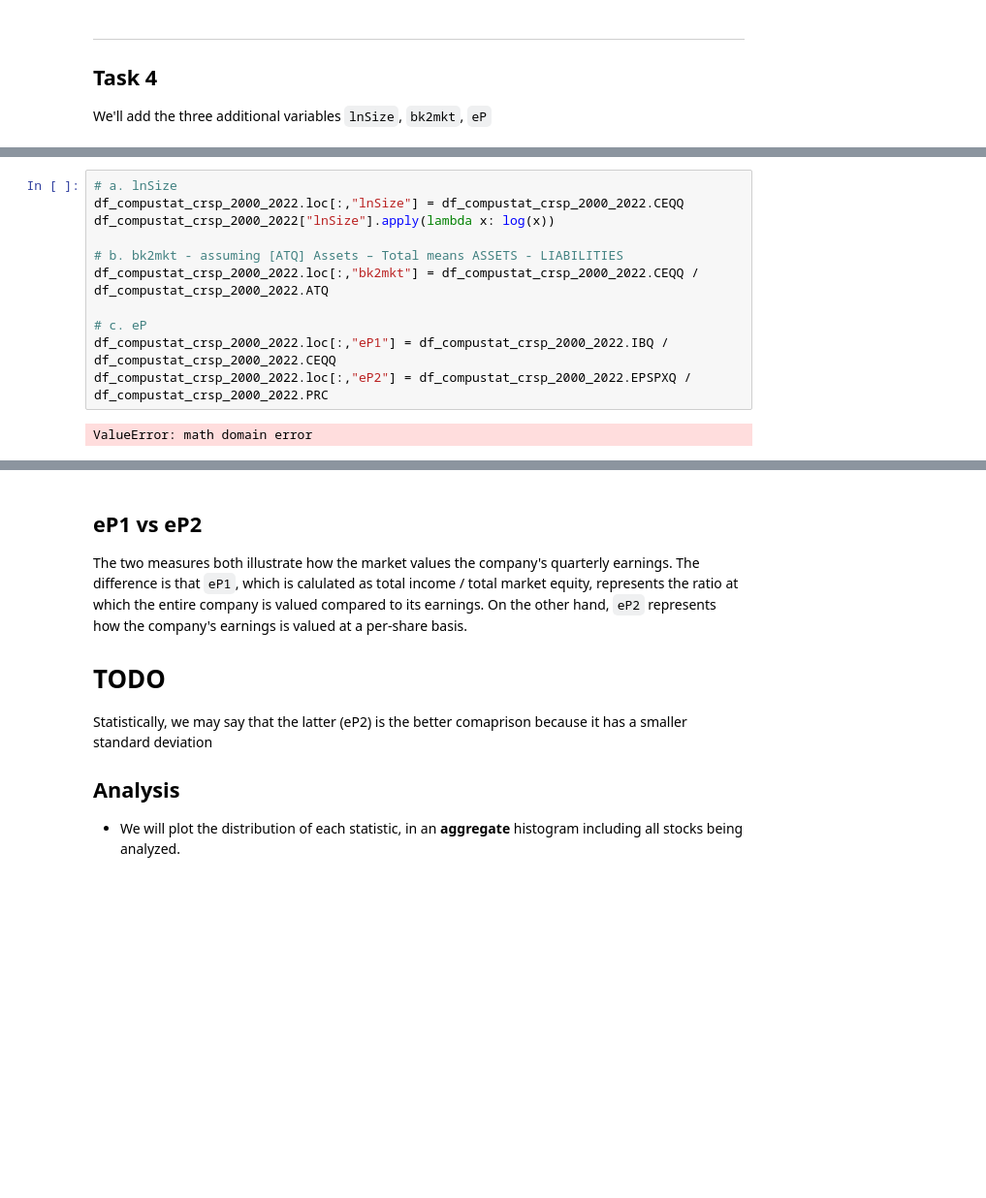
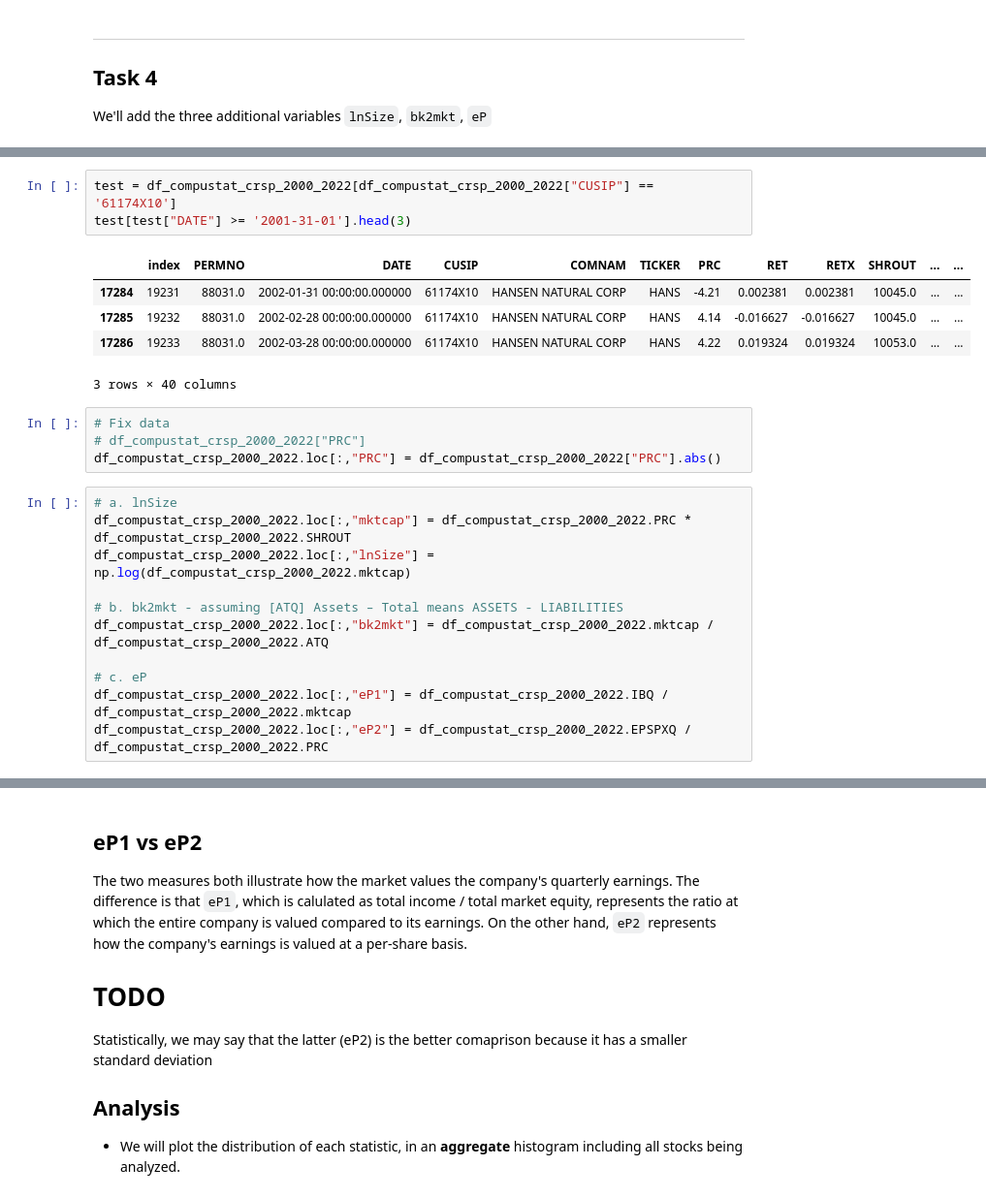
Before and after one commit to uWaterloo-CFM/CFM-301, a Jupyter notebook: Assignment 2/Assignment 2.ipynb, the cells around one changed output, grey strips where cells are left out. Shown at 97% size. Cells and saved outputs as stored; diff of their text form; blank space fills up the shorter version.

```diff
--- a/Assignment 2/Assignment 2.ipynb
+++ b/Assignment 2/Assignment 2.ipynb
@@ -213,15 +204,26 @@ We'll add the three additional variables `lnSize`, `bk2mkt`, `eP`
+# %%
+test = df_compustat_crsp_2000_2022[df_compustat_crsp_2000_2022["CUSIP"] == '61174X10']
+test[test["DATE"] >= '2001-31-01'].head(3)
+# %% [output]
+|  | index | PERMNO | DATE | CUSIP | COMNAM | TICKER | PRC | RET | RETX | SHROUT | ... | ... |
+| 17284 | 19231 | 88031.0 | 2002-01-31 00:00:00.000000 | 61174X10 | HANSEN NATURAL CORP | HANS | -4.21 | 0.002381 | 0.002381 | 10045.0 | ... | ... |
+| 17285 | 19232 | 88031.0 | 2002-02-28 00:00:00.000000 | 61174X10 | HANSEN NATURAL CORP | HANS | 4.14 | -0.016627 | -0.016627 | 10045.0 | ... | ... |
+| 17286 | 19233 | 88031.0 | 2002-03-28 00:00:00.000000 | 61174X10 | HANSEN NATURAL CORP | HANS | 4.22 | 0.019324 | 0.019324 | 10053.0 | ... | ... |
+3 rows × 40 columns
+# %%
+# Fix data
+# df_compustat_crsp_2000_2022["PRC"]
+df_compustat_crsp_2000_2022.loc[:,"PRC"] = df_compustat_crsp_2000_2022["PRC"].abs()
 # %%
 # a. lnSize
-df_compustat_crsp_2000_2022.loc[:,"lnSize"] = df_compustat_crsp_2000_2022.CEQQ
-df_compustat_crsp_2000_2022["lnSize"].apply(lambda x: log(x))
+df_compustat_crsp_2000_2022.loc[:,"mktcap"] = df_compustat_crsp_2000_2022.PRC * df_compustat_crsp_2000_2022.SHROUT
+df_compustat_crsp_2000_2022.loc[:,"lnSize"] = np.log(df_compustat_crsp_2000_2022.mktcap)
 
 # b. bk2mkt - assuming [ATQ] Assets – Total means ASSETS - LIABILITIES
-df_compustat_crsp_2000_2022.loc[:,"bk2mkt"] = df_compustat_crsp_2000_2022.CEQQ / df_compustat_crsp_2000_2022.ATQ
+df_compustat_crsp_2000_2022.loc[:,"bk2mkt"] = df_compustat_crsp_2000_2022.mktcap / df_compustat_crsp_2000_2022.ATQ
 
 # c. eP
-df_compustat_crsp_2000_2022.loc[:,"eP1"] = df_compustat_crsp_2000_2022.IBQ / df_compustat_crsp_2000_2022.CEQQ
+df_compustat_crsp_2000_2022.loc[:,"eP1"] = df_compustat_crsp_2000_2022.IBQ / df_compustat_crsp_2000_2022.mktcap
 df_compustat_crsp_2000_2022.loc[:,"eP2"] = df_compustat_crsp_2000_2022.EPSPXQ / df_compustat_crsp_2000_2022.PRC
-# %% [output]
-ValueError: math domain error
 # %%
 df_compustat_crsp_2000_2022
```
Also changed, not shown: parts of 15 cells of this notebook, 1 other file.
